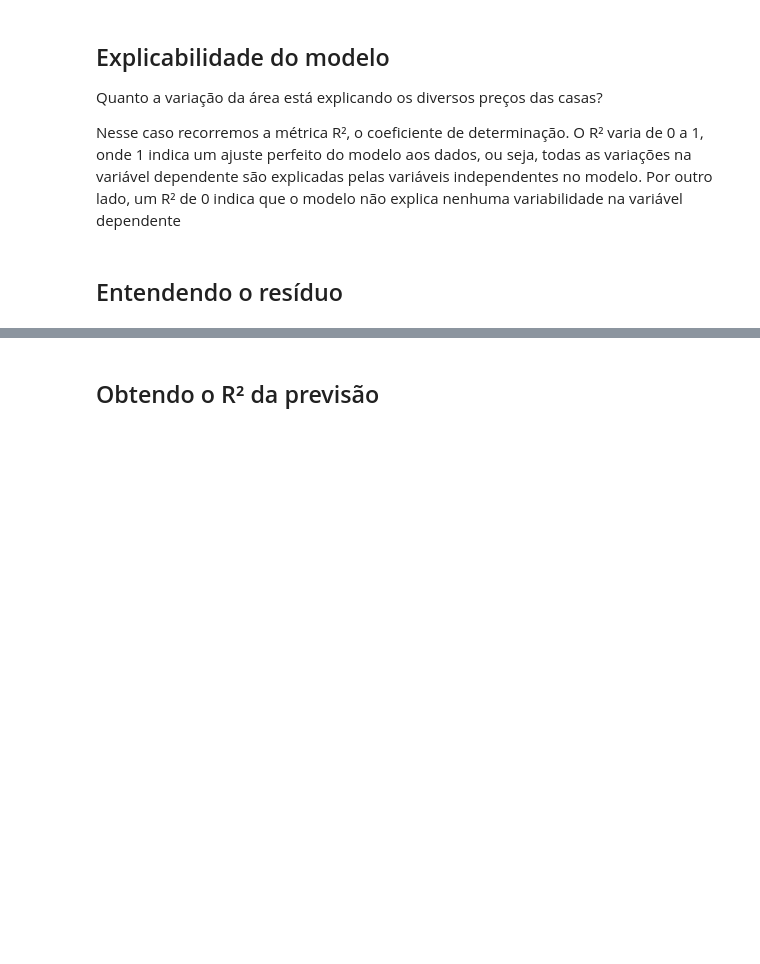
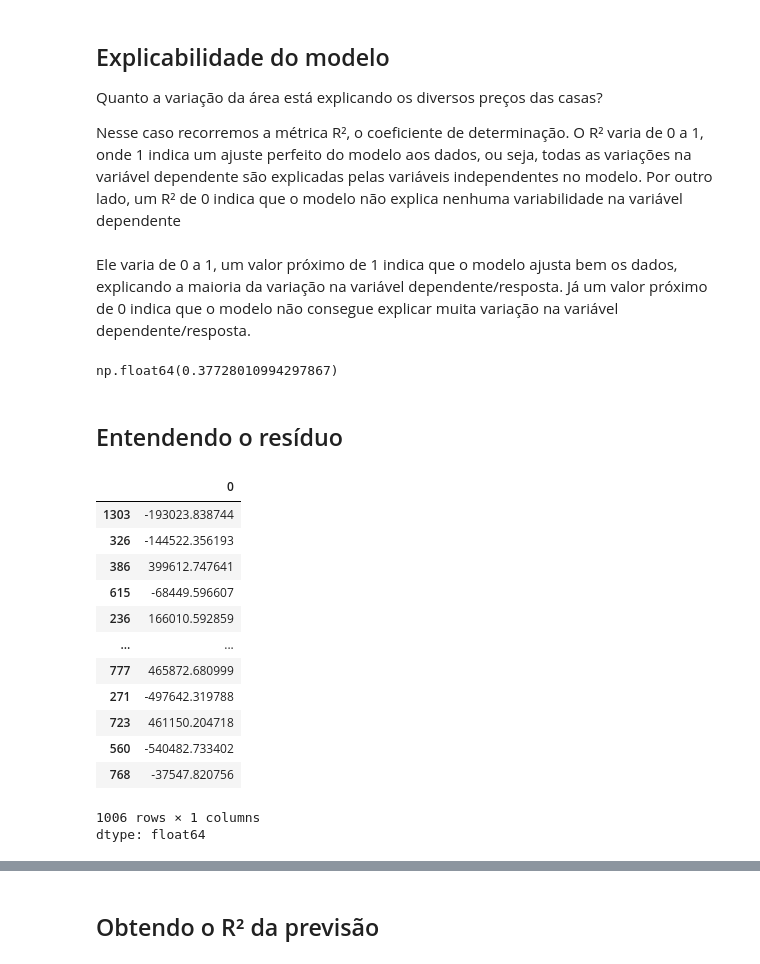
Before and after one commit to EmilyCarla/ONE_DataScience, a Jupyter notebook: Testando_Regressão_Linear.ipynb, the cells around one changed output, grey strips where cells are left out. Saved outputs shown, nothing was run; the diff lists cells and outputs as text; code cells hidden in the pictures; blank space fills up the shorter version.

```diff
--- a/Testando_Regressão_Linear.ipynb
+++ b/Testando_Regressão_Linear.ipynb
@@ -160,2 +187,9 @@ Nesse caso recorremos a métrica R², o coeficiente de determinação. O R² var
+# %% [markdown]
+Ele varia de 0 a 1, um valor próximo de 1 indica que o modelo ajusta bem os dados, explicando a maioria da variação na variável dependente/resposta. Já um valor próximo de 0 indica que o modelo não consegue explicar muita variação na variável dependente/resposta.
+# %%
+# observando o R²(coeficiente de determinação)
+modelo_0.rsquared # 37% das diferenças dos preços da casa são explicados pelo tamanho do primeiro andar
+# %% [output]
+np.float64(0.37728010994297867)
 # %% [markdown]
 ## Entendendo o resíduo
@@ -164,2 +196,20 @@ Nesse caso recorremos a métrica R², o coeficiente de determinação. O R² var
+# %%
+# Quem são os residuos (resíduos são a diferença entre o valor observado e o valor estimado)
+modelo_0.resid
+# %% [output]
+|  | 0 |
+| 1303 | -193023.838744 |
+| 326 | -144522.356193 |
+| 386 | 399612.747641 |
+| 615 | -68449.596607 |
+| 236 | 166010.592859 |
+| ... | ... |
+| 777 | 465872.680999 |
+| 271 | -497642.319788 |
+| 723 | 461150.204718 |
+| 560 | -540482.733402 |
+| 768 | -37547.820756 |
+1006 rows × 1 columns
+dtype: float64
 # %%
 # Como eles estão distribuidos
```
Also changed, not shown: parts of 16 cells of this notebook.
